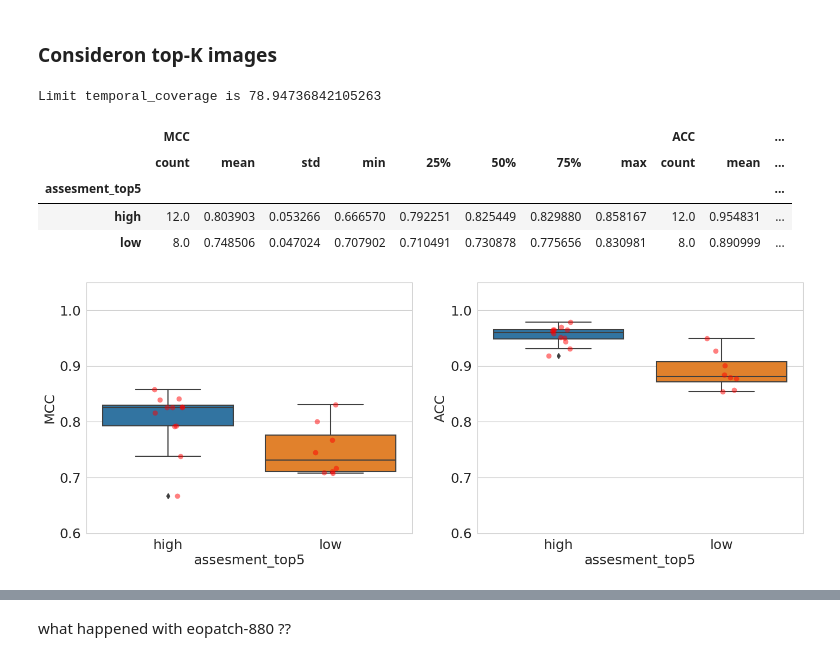
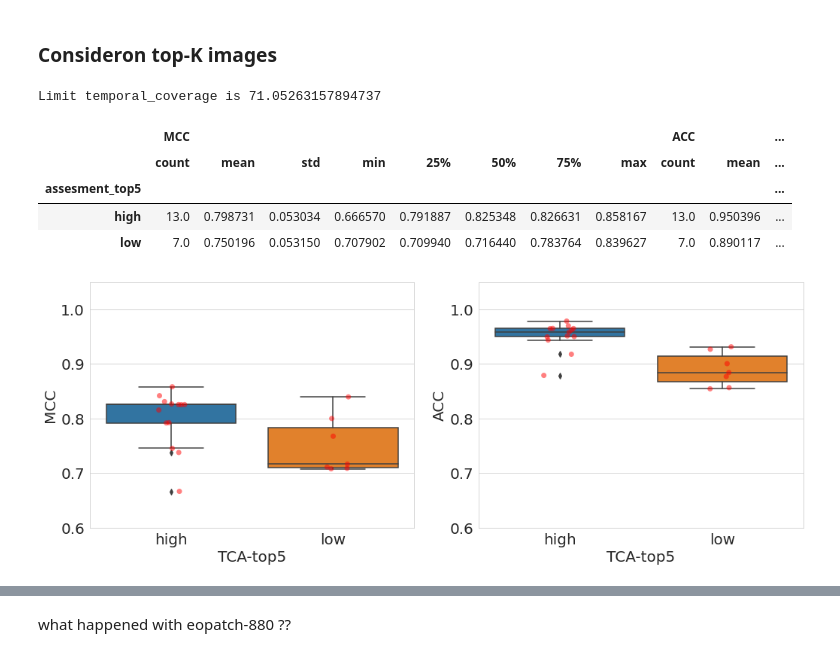
Before and after one commit to fmenat/SITS_S2Coverage, a Jupyter notebook: s2coverage_ai4eo.ipynb, the cells around one changed output, grey strips where cells are left out. Cells and saved outputs as stored; diff of their text form; code cells hidden in the pictures.

```diff
--- a/s2coverage_ai4eo.ipynb
+++ b/s2coverage_ai4eo.ipynb
@@ -44,7 +44,7 @@ results = analyze_dataset(dataset_structure_path = dataset_structure_path,
 input_dir = './coverage/ai4eo/'
 # %%
 import matplotlib.pyplot as plt
-plt.rcParams.update({'font.size': 18})
+plt.rcParams.update({'font.size': 20})
 import pandas as pd
 from src.visualization.plots import plot_coverage_order
 
@@ -138,20 +141,20 @@ df_attached.corr()
 # %% [markdown]
 ### Consideron top-K images
 # %%
-df_stats_test = df_stats_cloud.loc[df_metrics_p_patch_test.index]
+df_stats_test = df_stats_veg.loc[df_metrics_p_patch_test.index]
 add_topk_column(df_stats_test, k=5, column="temporal_coverage")
 
-data_attached = plot_col_categorization(df_stats_test, df_metrics_p_patch_test, col="assesment_top5")
-plt.savefig("imgs/ai4eo_temporal_assessment_top5_clouds.pdf")
+data_attached = plot_col_categorization(df_stats_test, df_metrics_p_patch_test, col="assesment_top5", x_label="TCA-top5")
+plt.savefig("imgs/ai4eo_temporal_assessment_veg.pdf")
 plt.show()
 # %% [output]
-Limit temporal_coverage is 78.94736842105263
+Limit temporal_coverage is 71.05263157894737
 |  | MCC |  |  |  |  |  |  |  | ACC |  | ... |
 |  | count | mean | std | min | 25% | 50% | 75% | max | count | mean | ... |
 | assesment_top5 |  |  |  |  |  |  |  |  |  |  | ... |
-| high | 12.0 | 0.803903 | 0.053266 | 0.666570 | 0.792251 | 0.825449 | 0.829880 | 0.858167 | 12.0 | 0.954831 | ... |
-| low | 8.0 | 0.748506 | 0.047024 | 0.707902 | 0.710491 | 0.730878 | 0.775656 | 0.830981 | 8.0 | 0.890999 | ... |
+| high | 13.0 | 0.798731 | 0.053034 | 0.666570 | 0.791887 | 0.825348 | 0.826631 | 0.858167 | 13.0 | 0.950396 | ... |
+| low | 7.0 | 0.750196 | 0.053150 | 0.707902 | 0.709940 | 0.716440 | 0.783764 | 0.839627 | 7.0 | 0.890117 | ... |
-[figure, old version]
+[figure, new version]
 # %%
 data_attached
 # %% [output]
```
Also changed, not shown: parts of 3 cells of this notebook, 10 other files.
